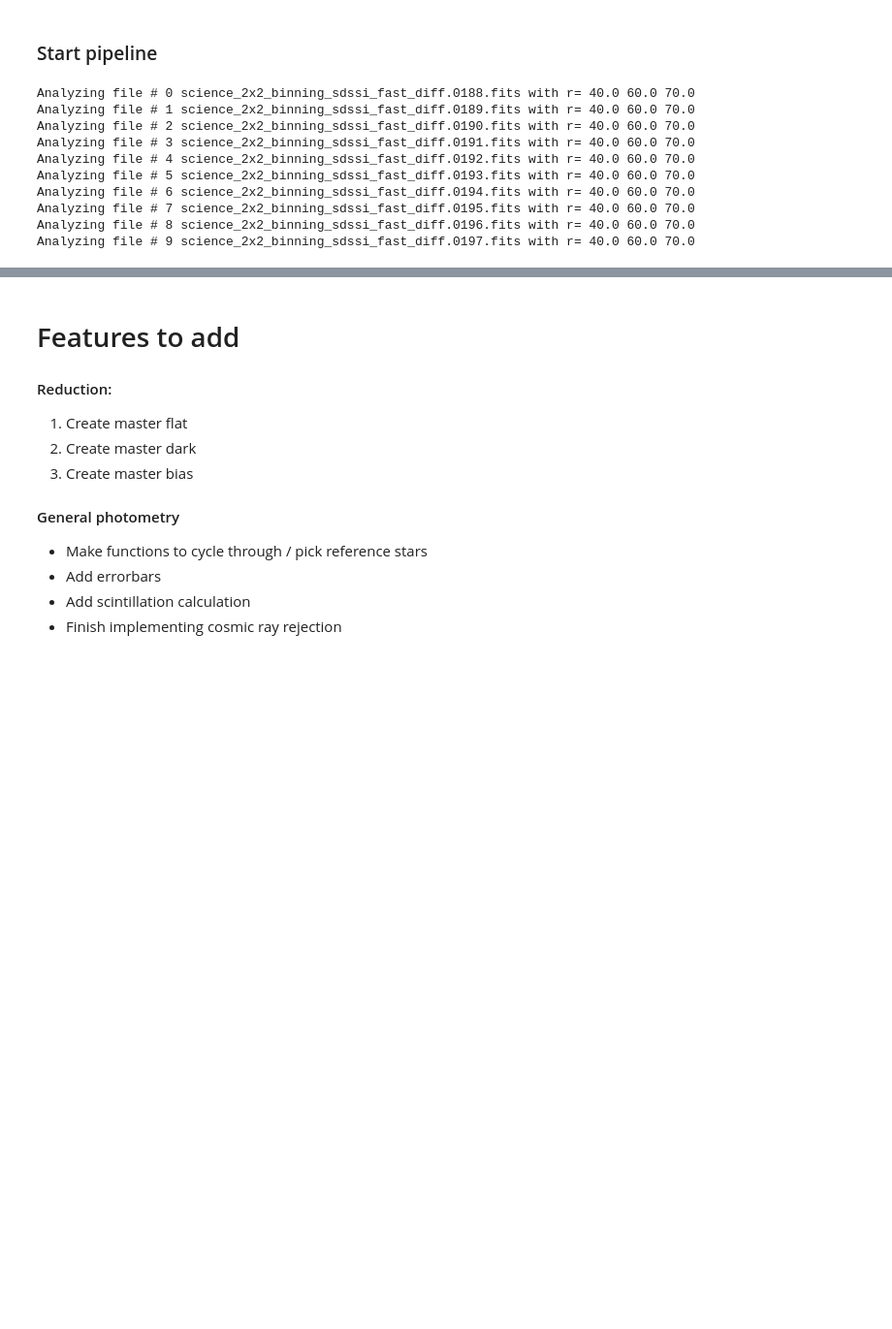
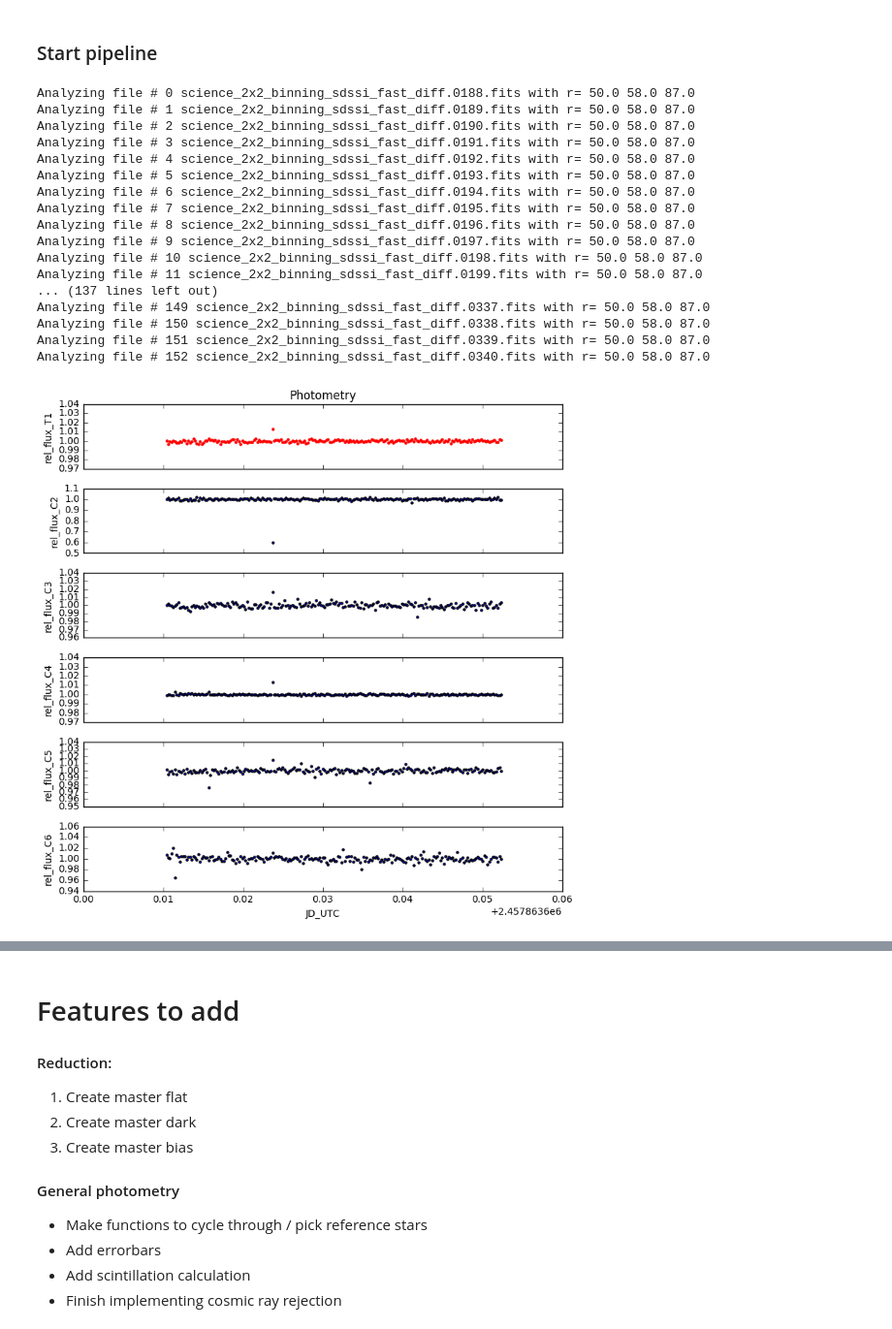
Before and after one commit to Yiting206265/PhotoMetryPipeline, a Jupyter notebook: notebooks/Quick start tutorial on photometry pipeline.ipynb, the cells around one changed output, grey strips where cells are left out. Shown: that part at 97% size. Saved outputs shown, nothing was run; the diff lists cells and outputs as text; code cells hidden in the pictures; blank space fills up the shorter version.

```diff
--- a/notebooks/Quick start tutorial on photometry pipeline.ipynb
+++ b/notebooks/Quick start tutorial on photometry pipeline.ipynb
@@ -82,17 +66,30 @@ df_photometry_one_image
 # %% [markdown]
 ### Start pipeline
 # %%
-PMPL = PhotoMetryPipeLine(filenames,xcenters=xx,ycenters=yy,r_aper=40.,r_annulus1=60.,r_annulus2=70.)
+PMPL = PhotoMetryPipeLine(filenames,xcenters=xx,ycenters=yy,r_aper=50.,r_annulus1=58.,r_annulus2=87.);
 # Run the pipeline
-df_results = PMPL.run_pipeline(remove_cosmics=False)
+df_results = PMPL.run_pipeline(remove_cosmics=False);
 # %% [output]
-Analyzing file # 0 science_2x2_binning_sdssi_fast_diff.0188.fits with r= 40.0 60.0 70.0
-Analyzing file # 1 science_2x2_binning_sdssi_fast_diff.0189.fits with r= 40.0 60.0 70.0
-Analyzing file # 2 science_2x2_binning_sdssi_fast_diff.0190.fits with r= 40.0 60.0 70.0
-Analyzing file # 3 science_2x2_binning_sdssi_fast_diff.0191.fits with r= 40.0 60.0 70.0
-Analyzing file # 4 science_2x2_binning_sdssi_fast_diff.0192.fits with r= 40.0 60.0 70.0
-Analyzing file # 5 science_2x2_binning_sdssi_fast_diff.0193.fits with r= 40.0 60.0 70.0
-Analyzing file # 6 science_2x2_binning_sdssi_fast_diff.0194.fits with r= 40.0 60.0 70.0
-Analyzing file # 7 science_2x2_binning_sdssi_fast_diff.0195.fits with r= 40.0 60.0 70.0
-Analyzing file # 8 science_2x2_binning_sdssi_fast_diff.0196.fits with r= 40.0 60.0 70.0
-Analyzing file # 9 science_2x2_binning_sdssi_fast_diff.0197.fits with r= 40.0 60.0 70.0
+Analyzing file # 0 science_2x2_binning_sdssi_fast_diff.0188.fits with r= 50.0 58.0 87.0
+Analyzing file # 1 science_2x2_binning_sdssi_fast_diff.0189.fits with r= 50.0 58.0 87.0
+Analyzing file # 2 science_2x2_binning_sdssi_fast_diff.0190.fits with r= 50.0 58.0 87.0
+Analyzing file # 3 science_2x2_binning_sdssi_fast_diff.0191.fits with r= 50.0 58.0 87.0
+Analyzing file # 4 science_2x2_binning_sdssi_fast_diff.0192.fits with r= 50.0 58.0 87.0
+Analyzing file # 5 science_2x2_binning_sdssi_fast_diff.0193.fits with r= 50.0 58.0 87.0
+Analyzing file # 6 science_2x2_binning_sdssi_fast_diff.0194.fits with r= 50.0 58.0 87.0
+Analyzing file # 7 science_2x2_binning_sdssi_fast_diff.0195.fits with r= 50.0 58.0 87.0
+Analyzing file # 8 science_2x2_binning_sdssi_fast_diff.0196.fits with r= 50.0 58.0 87.0
+Analyzing file # 9 science_2x2_binning_sdssi_fast_diff.0197.fits with r= 50.0 58.0 87.0
+Analyzing file # 10 science_2x2_binning_sdssi_fast_diff.0198.fits with r= 50.0 58.0 87.0
+Analyzing file # 11 science_2x2_binning_sdssi_fast_diff.0199.fits with r= 50.0 58.0 87.0
+... (137 lines left out)
+Analyzing file # 149 science_2x2_binning_sdssi_fast_diff.0337.fits with r= 50.0 58.0 87.0
+Analyzing file # 150 science_2x2_binning_sdssi_fast_diff.0338.fits with r= 50.0 58.0 87.0
+Analyzing file # 151 science_2x2_binning_sdssi_fast_diff.0339.fits with r= 50.0 58.0 87.0
+Analyzing file # 152 science_2x2_binning_sdssi_fast_diff.0340.fits with r= 50.0 58.0 87.0
+# %%
+#Plot the relative flux of the target star and the ref stars from Pipeline
+PMPL.plot_photometry()
+plt.savefig('./photometry_rel_flux.png',format='png')
+# %% [output]
+[figure, added]
```
Also changed, not shown: parts of 9 cells of this notebook, 2 other files.
